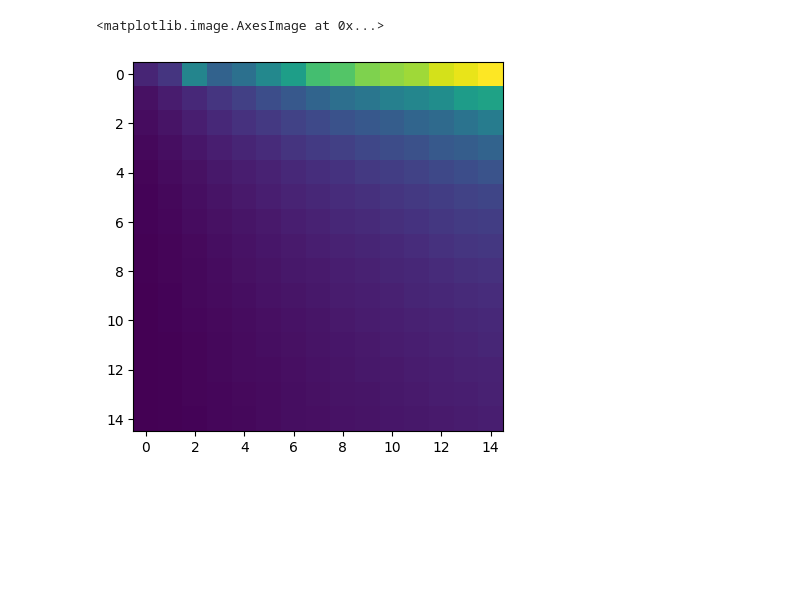
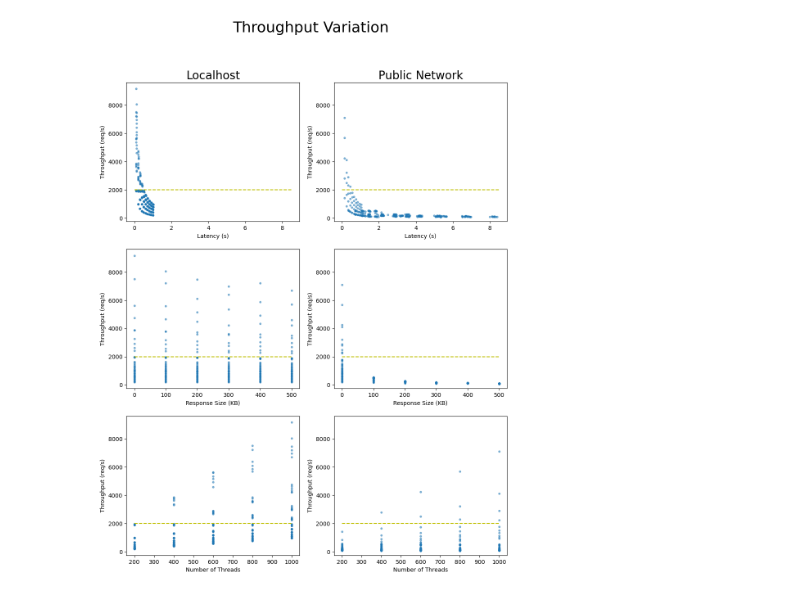
Before and after one commit to TheBigRoomXXL/go-http-client-benchmark, a Jupyter notebook: notebook.ipynb, the cells around one changed output. Cells and saved outputs as stored; diff of their text form; code cells hidden in the pictures; blank space fills up the shorter version.

```diff
--- a/notebook.ipynb
+++ b/notebook.ipynb
@@ -50,10 +46,56 @@ ax.hlines(2000,0,1500,colors="r",linestyles="dashed")
-# %%
-myhist_sum, _, _ = np.histogram2d(data[:,3],data[:,2],bins=15, weights=data[:,4])
-myhist_count, _, _ = np.histogram2d(data[:,3],data[:,2],bins=15)
-myhist = myhist_sum/myhist_count
-
-fig, ax = plt.subplots()
-ax.imshow(myhist)
-# %% [output]
-<matplotlib.image.AxesImage at 0x...>
-[figure, removed]
+# %%
+localhost_csv_path = Path("results/batch-2/localhost.csv")
+with localhost_csv_path.open() as csvfile:
+    reader = csv.reader(csvfile)
+    localhost_data = list(reader)
+    localhost_data = np.array(localhost_data[1:],dtype=float)
+
+public_csv_path = Path("results/batch-2/public-network.csv")
+with public_csv_path.open() as csvfile:
+    reader = csv.reader(csvfile)
+    public_data = list(reader)
+    public_data = np.array(public_data[1:],dtype=float)
+
+
+fig, ax = plt.subplots(3,2,figsize=(12,15))
+fig.suptitle("Throughput Variation", fontsize=26)
+
+ax[0][0].set_title("Localhost", fontsize=20)
+ax[0][0].set_xlabel("Latency (s)")
+ax[0][0].set_ylabel("Throughput (req/s)")
+ax[0][0].plot(localhost_data[:,3],localhost_data[:,4], ".", alpha=0.5)
+ax[0][0].hlines(2000,0,8.5,colors="y",linestyles="dashed")
+
+ax[1][0].set_xlabel("Response Size (KB)")
+ax[1][0].set_ylabel("Throughput (req/s)")
+ax[1][0].plot(localhost_data[:,1],localhost_data[:,4], ".", alpha=0.5)
+ax[1][0].hlines(2000,0,500,colors="y",linestyles="dashed")
+
+ax[2][0].set_xlabel("Number of Threads")
+ax[2][0].set_ylabel("Throughput (req/s)")
+ax[2][0].plot(localhost_data[:,2],localhost_data[:,4], ".", alpha=0.5)
+ax[2][0].hlines(2000,200,1000,colors="y",linestyles="dashed")
+
+ax[0][1].set_title("Public Network", fontsize=20)
+ax[0][1].set_xlabel("Latency (s)")
+ax[0][1].set_ylabel("Throughput (req/s)")
+ax[0][1].plot(public_data[:,3],public_data[:,4], ".", alpha=0.5)
+ax[0][1].hlines(2000,0,8.5,colors="y",linestyles="dashed")
+ax[0][1].sharex(ax[0][0])
+ax[0][1].sharey(ax[0][0])
+
+ax[1][1].set_xlabel("Response Size (KB)")
+ax[1][1].set_ylabel("Throughput (req/s)")
+ax[1][1].plot(public_data[:,1],public_data[:,4], ".", alpha=0.5)
+ax[1][1].hlines(2000,0,500,colors="y",linestyles="dashed")
+ax[1][1].sharex(ax[1][0])
+ax[1][1].sharey(ax[1][0])
+
+ax[2][1].set_xlabel("Number of Threads")
+ax[2][1].set_ylabel("Throughput (req/s)")
+ax[2][1].plot(public_data[:,2],public_data[:,4], ".", alpha=0.5)
+ax[2][1].hlines(2000,200,1000,colors="y",linestyles="dashed")
+ax[2][1].sharex(ax[2][0])
+ax[2][1].sharey(ax[2][0])
+# %% [output]
+[figure, added]
```
Also changed, not shown: parts of 7 cells of this notebook, 4 other files.
